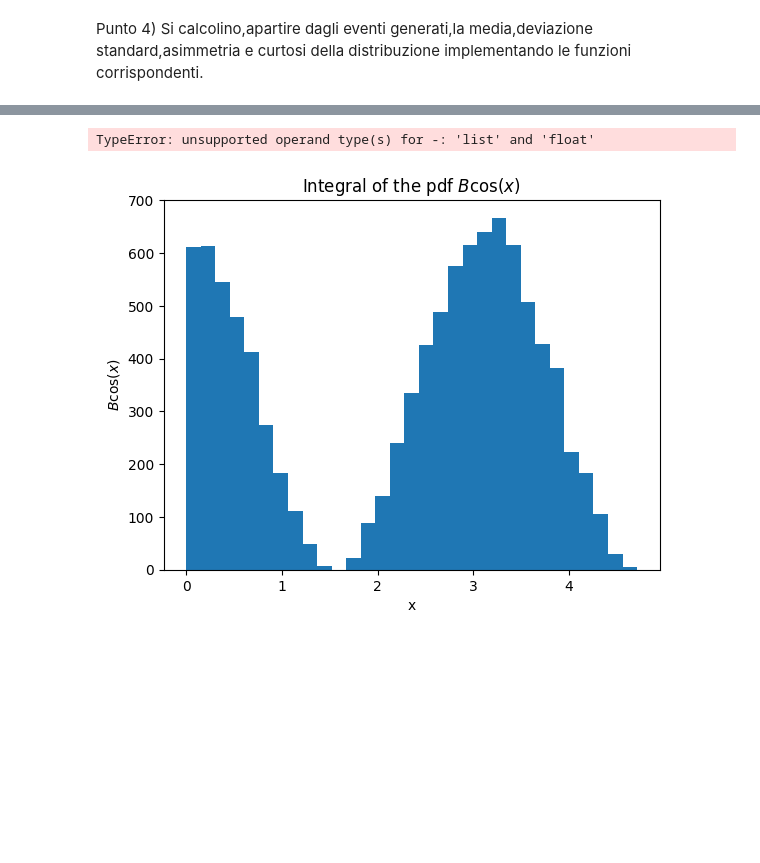
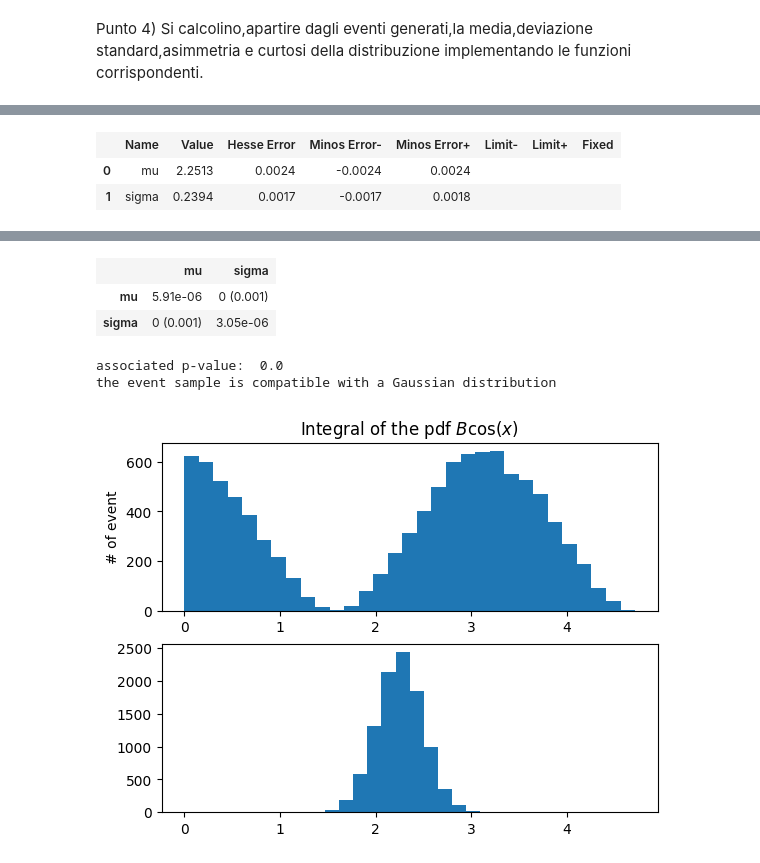
Before and after one commit to Murphy900/Lab-Code-, a Jupyter notebook: Exam/Exam of 14january2024/24january2024.ipynb, the cells around one changed output, grey strips where cells are left out. Drawn from its saved outputs; the diff is of its cells as text; code cells hidden in the pictures; blank space fills up the shorter version.

```diff
--- a/Exam/Exam of 14january2024/24january2024.ipynb
+++ b/Exam/Exam of 14january2024/24january2024.ipynb
@@ -11,10 +11,15 @@
 # %%
 from math import cos,pi,ceil
 from integration import integral_HOM
-from myrand import generate_TAC
+from myrand import generate_TAC, rand_TAC
 import numpy as np
 import stats as stats
 import matplotlib.pyplot as plt
+from iminuit import Minuit
+from scipy.stats import expon, norm
+from iminuit.cost import ExtendedBinnedNLL
+import random
+from scipy.stats import chi2
 
 
 # - - - - - - - - - - - - - - - - - - - - - - - - - - - - - - - - - - - - - - - - - - - - - - - - - - - - - -
@@ -29,6 +34,32 @@ def sturges(N_events):
         return ceil(1+3.322 * np.log(N_events))
 
 # - - - - - - - - - - - - - - - - - - - - - - - - - - - - - - - - - - - - - - - - - - - - - - - - - - - - - -
+
+def randTCL_pdf(pdf,xmin,xmax,ymax,N_sum = 10):
+    y = 0.
+    for i in range(N_sum):
+       y = y + rand_TAC(pdf,xmin,xmax,ymax)[0]
+    z = y/N_sum
+    return z
+
+
+
+def generateTCL_pdf(pdf,xmin,xmax,ymax,N_sum = 10,sample_size = 10,seed = 0.):
+
+    if seed != 0. : random.seed(float(seed))
+    randlist = []
+
+    for j in range(N_sum):
+
+      randlist.append(randTCL_pdf(pdf,xmin,xmax,ymax,sample_size))
+
+    return randlist
+
+#
+# This function define the cdf of the normal distribution, it's the fitting model for the minuit library
+#
+def mod_gauss(bin_edges,mu,sigma):
+    return norm.cdf(bin_edges,mu,sigma)
 
 def main():
 
@@ -63,14 +94,16 @@ def main():
 
 # Point 3)  - - - - - - - - - - - - - - - - - - - - - - - - - - - - - - - - - - - - - - - - - - - - - - - - - -
 
+
     nbins = sturges(sample)
 
     bins_edges = np.linspace(xmin,xmax,nbins)
+    fig, (ax1,ax2) = plt.subplots(2,1)
 
-    plt.hist(sample,bins = bins_edges)
-    plt.title('Integral of the pdf ' + r'$B\cos(x)$')
-    plt.xlabel('x')
-    plt.ylabel(r'$B\cos(x)$')
+    ax1.hist(sample,bins = bins_edges)
+    ax1.set_title('Integral of the pdf ' + r'$B\cos(x)$')
+    ax1.set_xlabel('x')
+    ax1.set_ylabel('# of event')
 
 # Point 4)  - - - - - - - - - - - - - - - - - - - - - - - - - - - - - - - - - - - - - - - - - - - - - - - - - -
 
@@ -81,9 +114,35 @@ def main():
     SampleSkew = measure.skew() # it's the assimetry of  the sample
     SampleKurt = measure.kurt()
 
+# Point 5) - - - - - - - - - - - - - - - - - - - - - - - - - - - - - - - - - - - - - - - - - - - - - - - - - - - -
+
+    sample_size = 32
+    sampleGauss = generateTCL_pdf(pdf,xmin,xmax,ymax,NToys,sample_size) # we have generated a random sample of the mean value of sample with 32 measurement
+
+    N_bins = sturges(sampleGauss)
+
+    my_stats_gauss = stats.stats(sampleGauss)
+
+    bin_content, bin_edges = np.histogram (sampleGauss, bins = N_bins, range = (xmin,xmax))
+
+    my_cost_func = ExtendedBinnedNLL (bin_content, bin_edges, mod_gauss)
 
 
+    my_minuit = Minuit(my_cost_func, mu = my_stats_gauss.mean(), sigma = my_stats_gauss.sigma())
 
+    my_minuit.migrad ()
+    my_minuit.minos ()
+
+    ax2.hist(sampleGauss, bins = bin_edges)
+
+    display(my_minuit)
+
+
+    print ('associated p-value: ', 1. - chi2.cdf (my_minuit.fval, df = my_minuit.ndof))
+    if 1. - chi2.cdf (my_minuit.fval, df = my_minuit.ndof) > 0.10:
+        print('the event sample is compatible with a Gaussian distribution')
+    else:
+        print('the event sample is compatible with a Gaussian distribution')
 
 
 if __name__ == "__main__": main()
@@ -92,0 +157,3 @@ if __name__ == "__main__": main()
+|  | Name | Value | Hesse Error | Minos Error- | Minos Error+ | Limit- | Limit+ | Fixed |
+| 0 | mu | 2.2513 | 0.0024 | -0.0024 | 0.0024 |  |  |  |
+| 1 | sigma | 0.2394 | 0.0017 | -0.0017 | 0.0018 |  |  |  |
@@ -93,2 +166,6 @@ if __name__ == "__main__": main()
+|  | mu | sigma |
+| mu | 5.91e-06 | 0 (0.001) |
+| sigma | 0 (0.001) | 3.05e-06 |
-TypeError: unsupported operand type(s) for -: 'list' and 'float'
+associated p-value:  0.0
+the event sample is compatible with a Gaussian distribution
-[figure, old version]
+[figure, new version]
```
Also changed, not shown: parts of 1 cell of this notebook, 3 other files.
